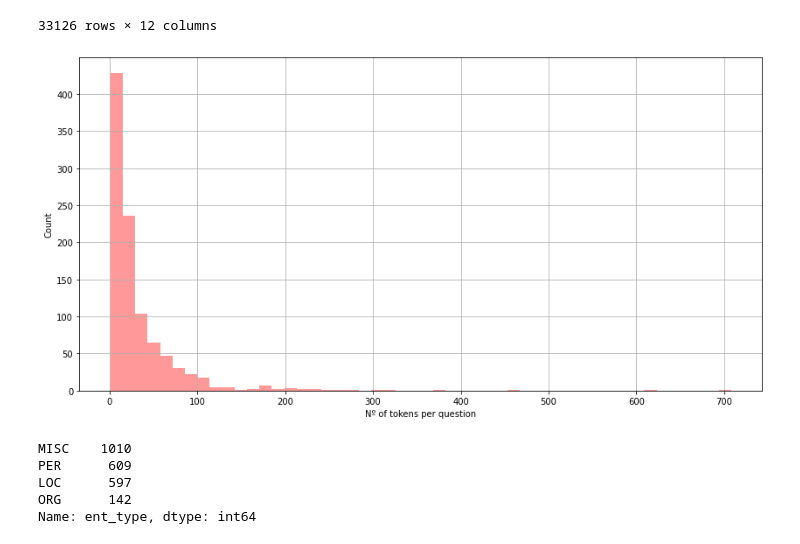
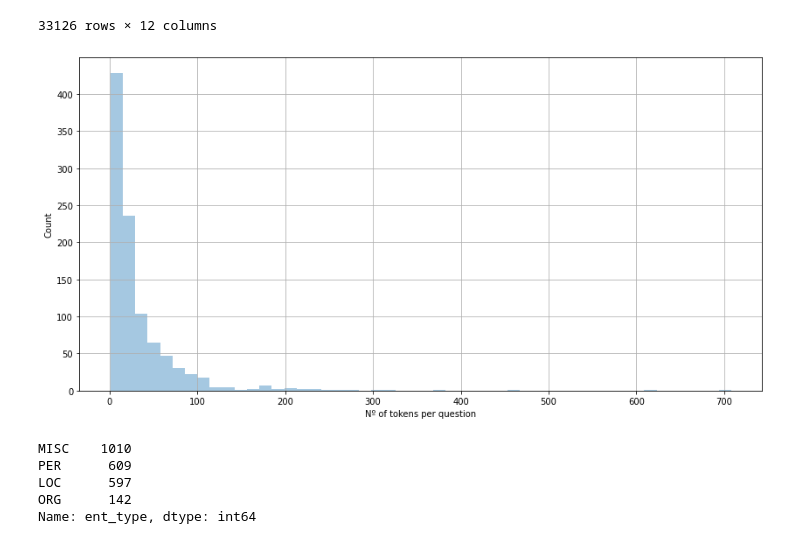
Before and after one commit to LucianoBatista/bncc-classifier, a Jupyter notebook: analysis/notebooks/will_03_03_spacy_process.ipynb, the cells around one changed output. Cells and saved outputs as stored; diff of their text form; code cells hidden in the pictures.

```diff
--- a/analysis/notebooks/will_03_03_spacy_process.ipynb
+++ b/analysis/notebooks/will_03_03_spacy_process.ipynb
@@ -133,8 +133,14 @@ data_clone['questoes_no_open_dquotes'] = data_clone['questoes_no_italic_dquotes'
 data_clone['questoes_no_end_dquotes'] = data_clone['questoes_no_open_dquotes'].apply(remove_end_dquotes)
 
 data_clone['questoes_no_quotes'] = data_clone['questoes_no_end_dquotes'].apply(remove_quote)
-
-### Removendo stopwords em inglês
-
-data_clone['questoes_no_quotes_stopw_en'] = data_clone['questoes_no_quotes'].apply(remove_standard_stopwords_en)
+# %%
+stop_en = stopwords.words('english')
+
+text_en = data_clone['questoes_no_quotes']
+
+test = pd.DataFrame(text_en)
+test.columns = ["text"]
+
+test['text_without_stopwords'] = test['text'].apply(lambda x: ' '.join([word for word in x.split() if word not in (stop_en)]))
+data_clone['questoes_no_stopw_en'] = test['text_without_stopwords']
 # %%
@@ -148,7 +154,7 @@ nlp = spacy.load('pt_core_news_sm')
 # %%
 data_sample = data_clone.sample(1000, random_state= 42)
 # %%
-docs = list(nlp.pipe(data_sample.questoes_no_quotes))
+doc_spacy = list(nlp.pipe(data_sample.questoes_no_quotes))
 # %%
 def extract_tokens_plus_meta(doc:spacy.tokens.doc.Doc):
     """Extract tokens and metadata from individual spaCy doc."""
@@ -177,5 +183,4 @@ def tidy_tokens(docs):
 
     return pd.concat(meta_df)
 # %%
-tidy_docs = tidy_tokens(docs)
-tidy_docs
+tidy_docs = tidy_tokens(doc_spacy)
@@ -211,12 +202,12 @@ tidy_docs
 | 57 | 999 | incorreta | 57 | incorreta |  | ADJ | amod | ADJ | False | True | ... |
 33126 rows × 12 columns
 # %%
-tidy_docs.groupby("doc_id").size().hist(figsize=(14, 7), color="red", alpha=.4, bins=50)
+tidy_docs.groupby("doc_id").size().hist(figsize=(14, 7), alpha=.4, bins=50)
 plt.xlabel("Nº of tokens per question")
 plt.ylabel("Count")
 plt.show()
 # %% [output]
-[figure, old version]
+[figure, new version]
 # %%
 tidy_docs.query("ent_type != ''").ent_type.value_counts()
 # %% [output]
```
Also changed, not shown: parts of 3 cells of this notebook.
